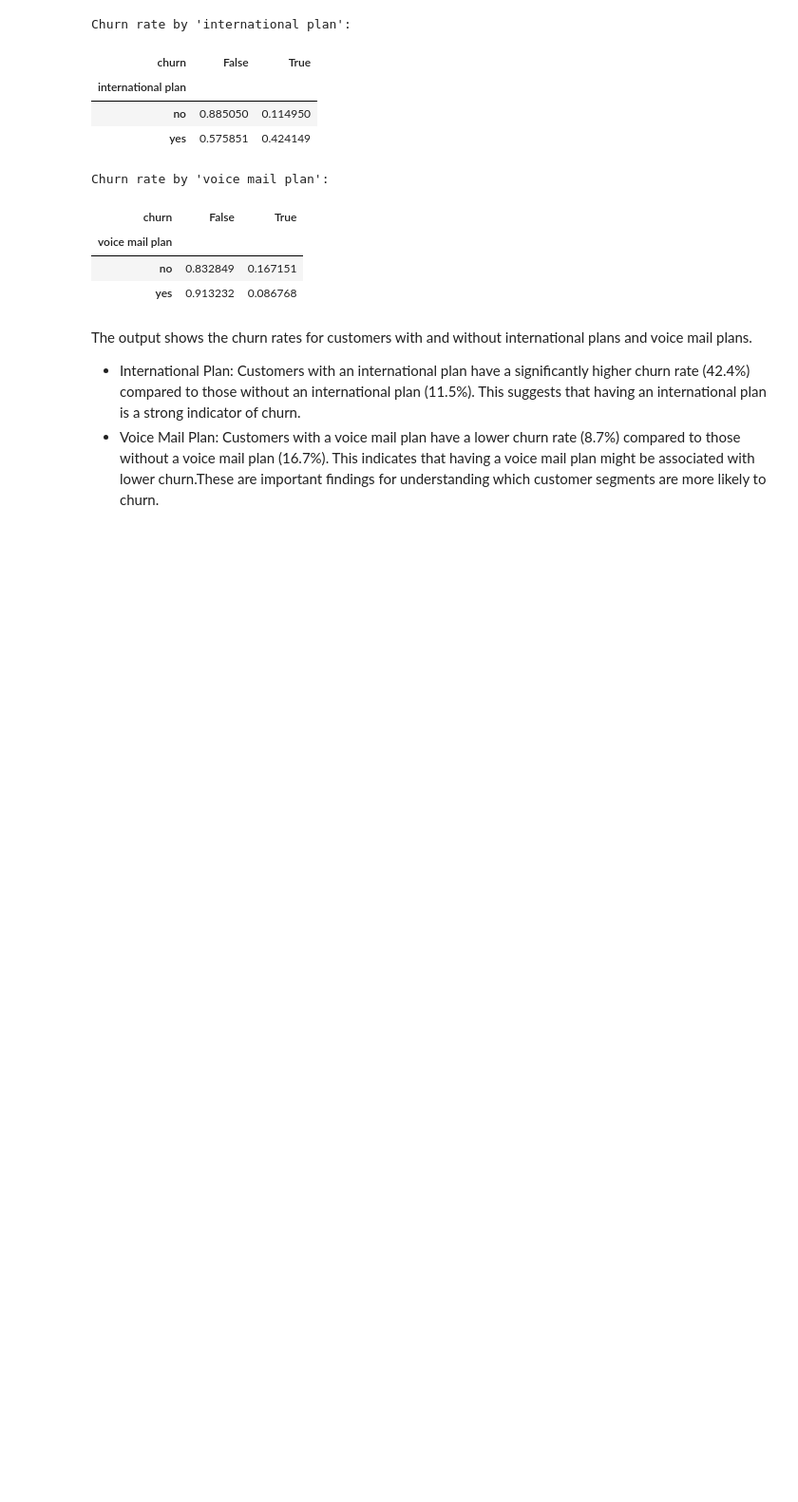
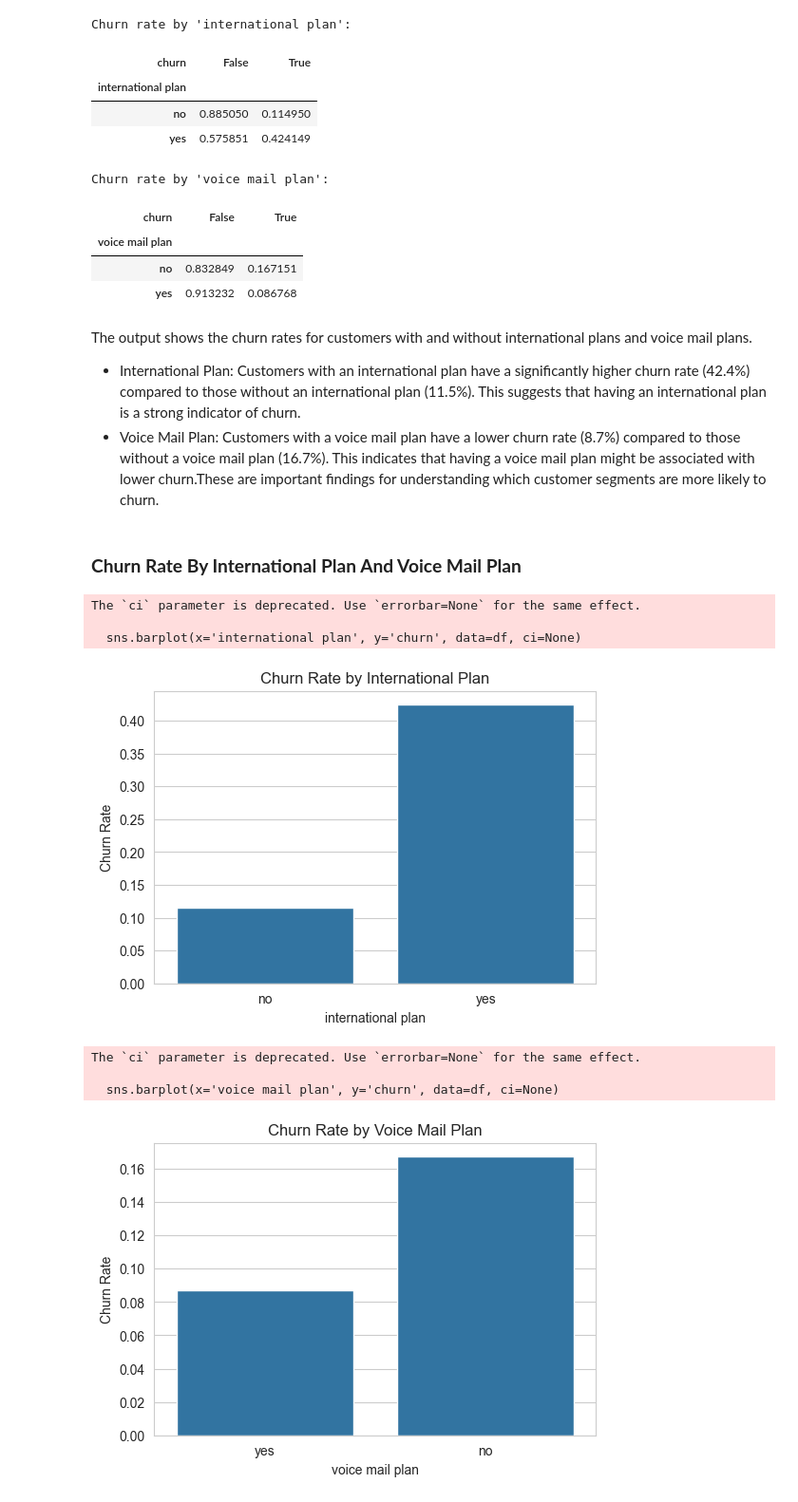
Before and after one commit to Wangui10/syria-tel-churn, a Jupyter notebook: classification_notebook.ipynb, the cells around one changed output. Shown at 95% size. Saved outputs shown, nothing was run; the diff lists cells and outputs as text; code cells hidden in the pictures; blank space fills up the shorter version.

Commit message:
Initial data understanding: info, describe, categorical & numerical checks

```diff
--- a/classification_notebook.ipynb
+++ b/classification_notebook.ipynb
@@ -189,3 +189,34 @@ The output shows the churn rates for customers with and without international pl
 
 - International Plan: Customers with an international plan have a significantly higher churn rate (42.4%) compared to those without an international plan (11.5%). This suggests that having an international plan is a strong indicator of churn.
 - Voice Mail Plan: Customers with a voice mail plan have a lower churn rate (8.7%) compared to those without a voice mail plan (16.7%). This indicates that having a voice mail plan might be associated with lower churn.These are important findings for understanding which customer segments are more likely to churn.
+# %% [markdown]
+### **Churn Rate By International Plan And Voice Mail Plan**
+# %%
+import seaborn as sns
+import matplotlib.pyplot as plt
+
+# Set style for plots
+sns.set_style("whitegrid")
+
+# Plot churn rate by 'international plan'
+plt.figure(figsize=(6, 4))
+sns.barplot(x='international plan', y='churn', data=df, ci=None)
+plt.title('Churn Rate by International Plan')
+plt.ylabel('Churn Rate')
+plt.show()
+
+# Plot churn rate by 'voice mail plan'
+plt.figure(figsize=(6, 4))
+sns.barplot(x='voice mail plan', y='churn', data=df, ci=None)
+plt.title('Churn Rate by Voice Mail Plan')
+plt.ylabel('Churn Rate')
+plt.show()
+# %% [output]
+The `ci` parameter is deprecated. Use `errorbar=None` for the same effect.
+
+  sns.barplot(x='international plan', y='churn', data=df, ci=None)
+[figure, added]
+The `ci` parameter is deprecated. Use `errorbar=None` for the same effect.
+
+  sns.barplot(x='voice mail plan', y='churn', data=df, ci=None)
+[figure, added]
```
Also changed, not shown: parts of 15 cells of this notebook.
